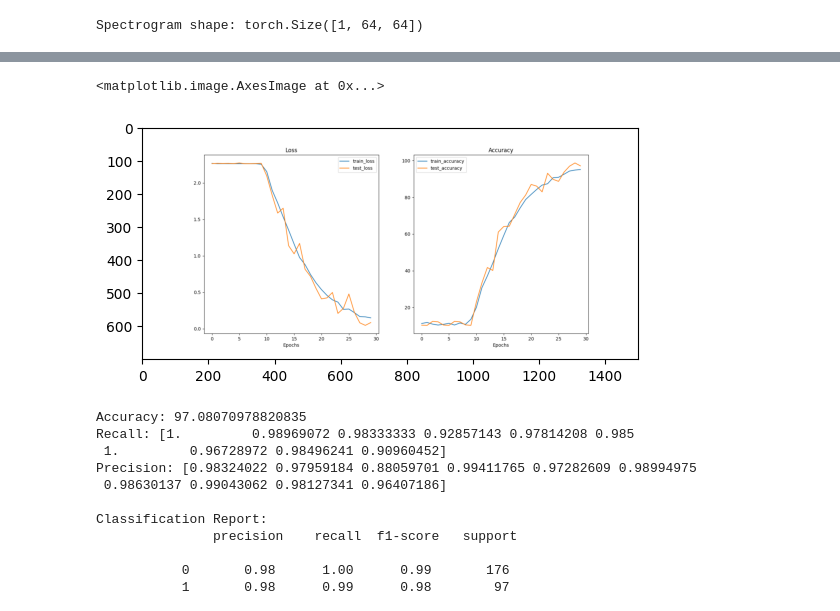
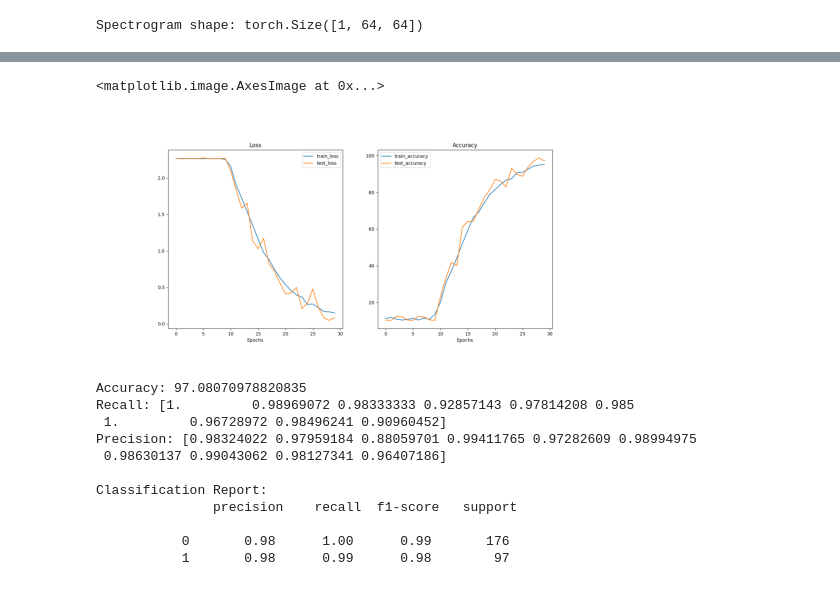
Before and after one commit to DanmerZ/ml_assignment, a Jupyter notebook: report.ipynb, the cells around one changed output, grey strips where cells are left out. Drawn from its saved outputs; the diff is of its cells as text; code cells hidden in the pictures.

```diff
--- a/report.ipynb
+++ b/report.ipynb
@@ -448,11 +477,12 @@ vgg11.load_state_dict(torch.load(f=f"{PROJECT_ROOT_DIR}/data/vgg.pth"))
 # %%
 # training loss and accuracy plot
 import matplotlib.image as mpimg
 img = mpimg.imread(f"{PROJECT_ROOT_DIR}/data/metrics.png")
+plt.axis('off')
 plt.imshow(img)
 # %% [output]
 <matplotlib.image.AxesImage at 0x...>
-[figure, old version]
+[figure, new version]
 # %%
 # confusion matrix
 import numpy as np
```
Also changed, not shown: parts of 20 cells of this notebook.
